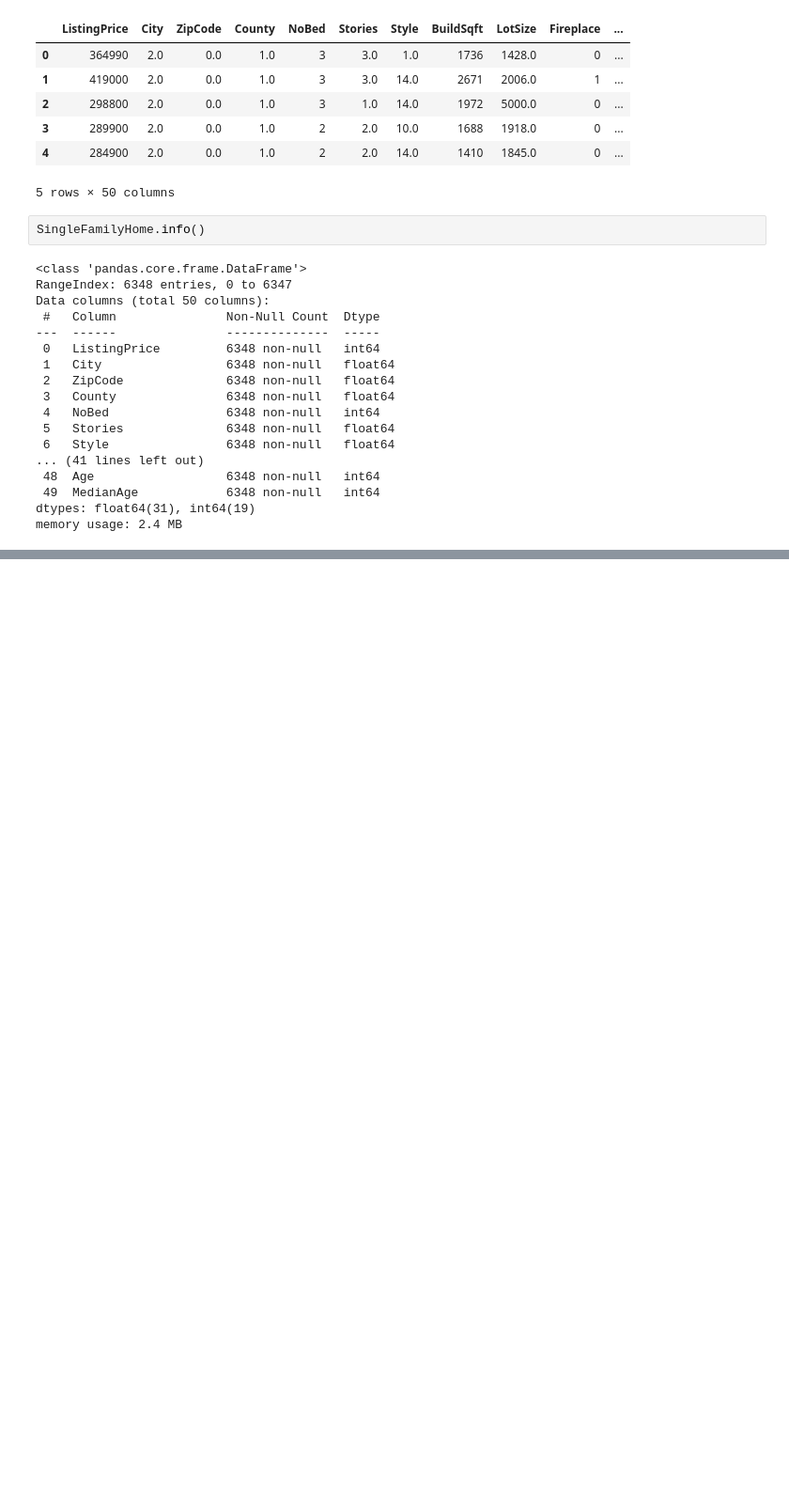
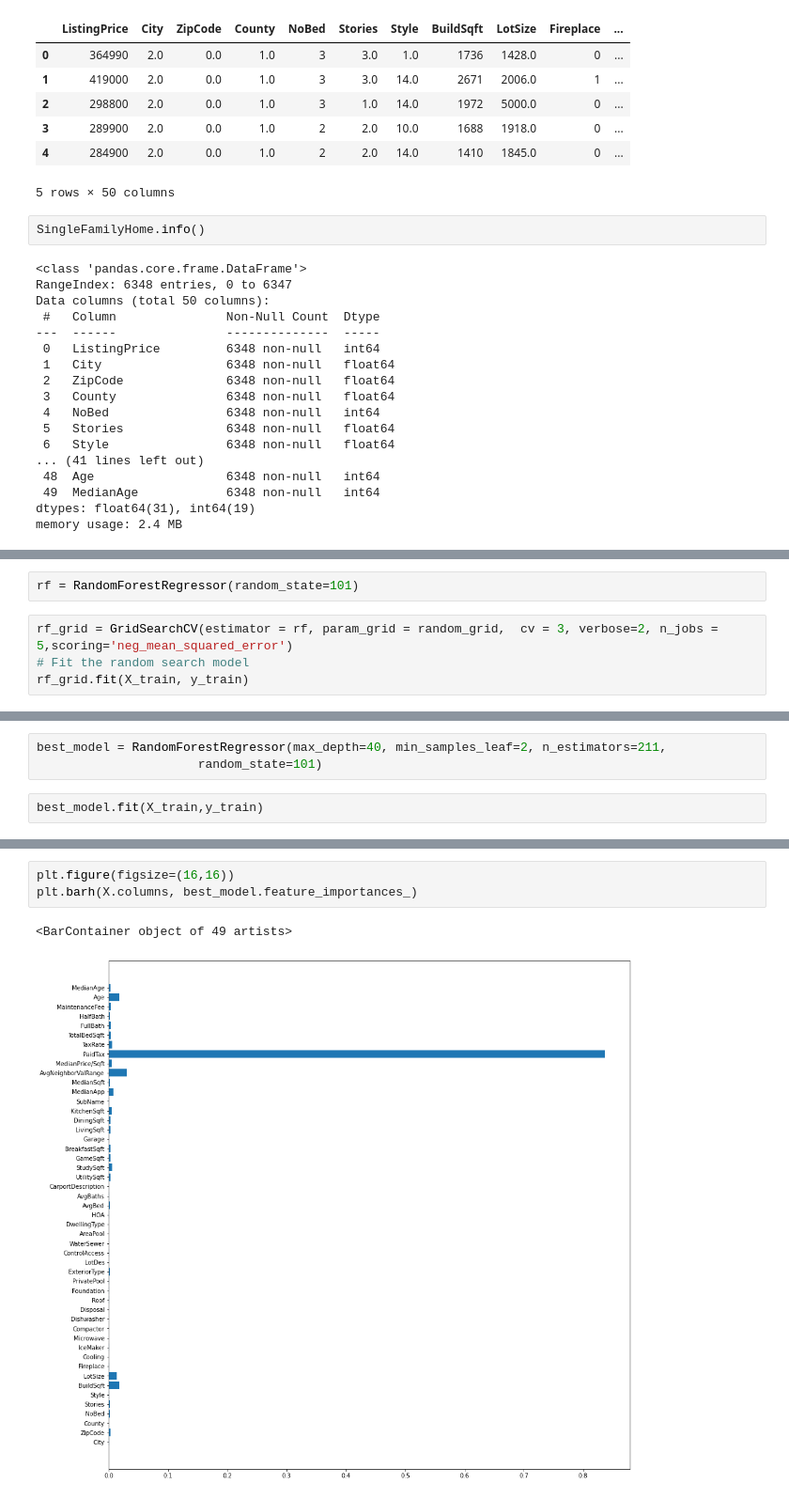
Before and after one commit to AllenAnsari/Prediction-House-Price-Using-Image-Processing, a Jupyter notebook: notebooks/Model.ipynb, the cells around one changed output, grey strips where cells are left out. Shown at 94% size. Cells and saved outputs as stored; diff of their text form; blank space fills up the shorter version.

```diff
--- a/notebooks/Model.ipynb
+++ b/notebooks/Model.ipynb
@@ -333,0 +505,6 @@ memory usage: 2.4 MB
+# %%
+rf = RandomForestRegressor(random_state=101)
+# %%
+rf_grid = GridSearchCV(estimator = rf, param_grid = random_grid,  cv = 3, verbose=2, n_jobs = 5,scoring='neg_mean_squared_error')
+# Fit the random search model
+rf_grid.fit(X_train, y_train)
@@ -333,0 +547,5 @@ memory usage: 2.4 MB
+# %%
+best_model = RandomForestRegressor(max_depth=40, min_samples_leaf=2, n_estimators=211,
+                      random_state=101)
+# %%
+best_model.fit(X_train,y_train)
@@ -333,0 +598,6 @@ memory usage: 2.4 MB
+# %%
+plt.figure(figsize=(16,16))
+plt.barh(X.columns, best_model.feature_importances_)
+# %% [output]
+<BarContainer object of 49 artists>
+[figure, added]
```
Also changed, not shown: parts of 69 cells of this notebook, 4 other files.
